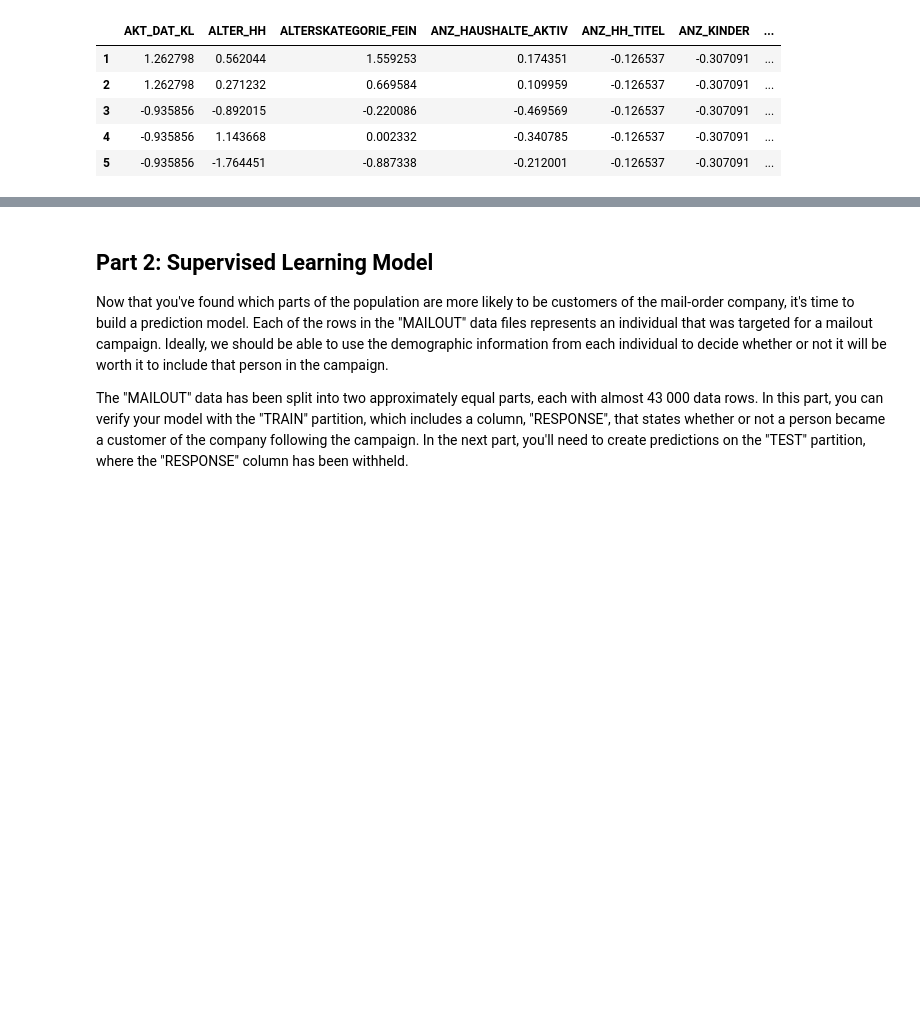
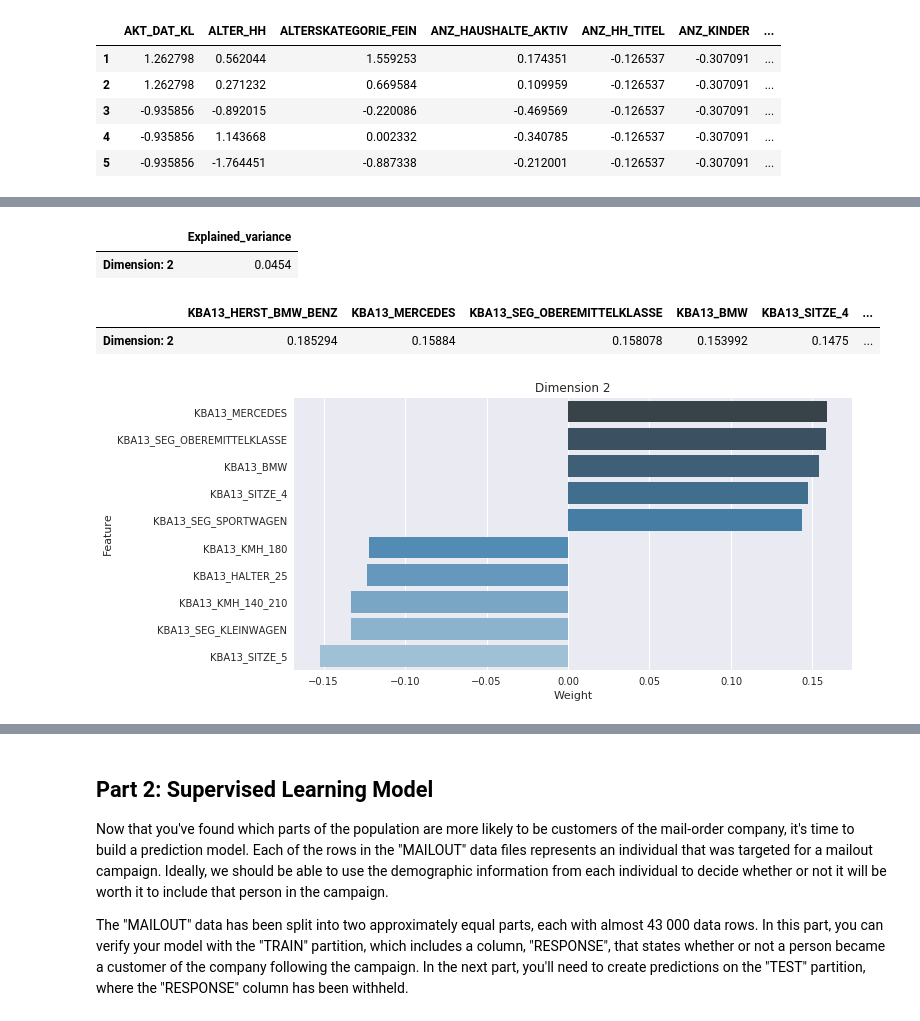
Before and after one commit to jmcabreira-zz/Data-Science-Projects, a Jupyter notebook: Customer_Segmentation_Report/Arvato_Project_Workbook.ipynb, the cells around one changed output, grey strips where cells are left out. Cells and saved outputs as stored; diff of their text form; code cells hidden in the pictures; blank space fills up the shorter version.

```diff
--- a/Customer_Segmentation_Report/Arvato_Project_Workbook.ipynb
+++ b/Customer_Segmentation_Report/Arvato_Project_Workbook.ipynb
@@ -611,0 +633,13 @@ enplianed_variance_and_weights_df(azdias_scaled_df, pca, 0)
+# %%
+#Component 2
+dimension_2_df , explained_variance_df = explained_variance_and_weights_df(azdias_scaled_df, pca, 1)
+display(explained_variance_df)
+display(dimension_2_df)
+print()
+plot_pca(dimension_2_df, num = 2)
+# %% [output]
+|  | Explained_variance |
+| Dimension: 2 | 0.0454 |
+|  | KBA13_HERST_BMW_BENZ | KBA13_MERCEDES | KBA13_SEG_OBEREMITTELKLASSE | KBA13_BMW | KBA13_SITZE_4 | ... |
+| Dimension: 2 | 0.185294 | 0.15884 | 0.158078 | 0.153992 | 0.1475 | ... |
+[figure, added]
```
Also changed, not shown: parts of 12 cells of this notebook.
